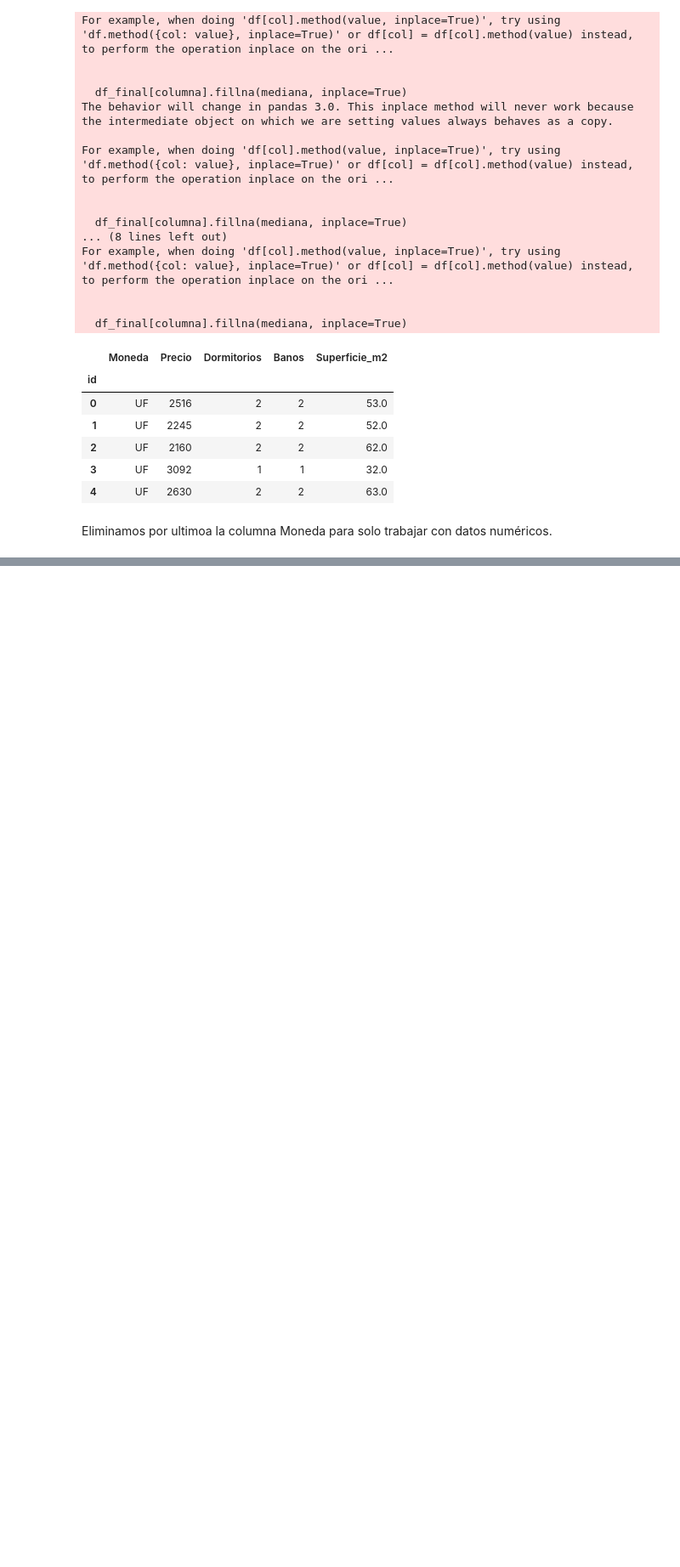
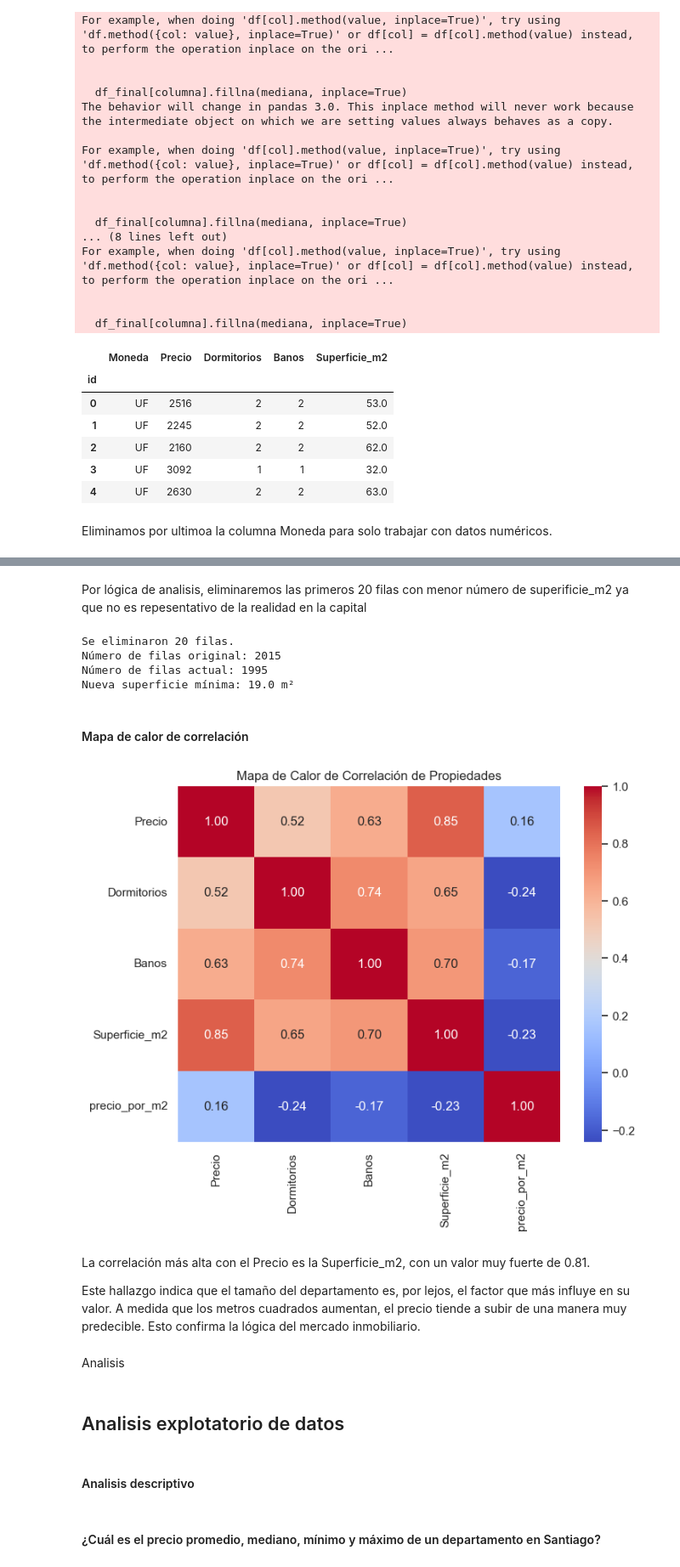
Before and after one commit to Ricardouchub/Web-Scraping-Mercadolibre-Inmuebles, a Jupyter notebook: Proyecto Mercadolibre Inmuebles.ipynb, the cells around one changed output, grey strips where cells are left out. Shown at 85% size. Saved outputs shown, nothing was run; the diff lists cells and outputs as text; code cells hidden in the pictures; blank space fills up the shorter version.

```diff
--- a/Proyecto Mercadolibre Inmuebles.ipynb
+++ b/Proyecto Mercadolibre Inmuebles.ipynb
@@ -416,0 +544,60 @@ df_final.head()
+# %% [markdown]
+Por lógica de analisis, eliminaremos las primeros 20 filas con menor número de superificie_m2 ya que no es repesentativo de la realidad en la capital
+# %%
+# Guardamos el número de filas antes de eliminar para verificar
+conteo_original = len(df_final)
+
+# 1. Identificamos los índices de las 20 propiedades más pequeñas
+indices_a_eliminar = df_final.sort_values(by='Superficie_m2', ascending=True).head(20).index
+
+# 2. Eliminamos esas filas del DataFrame usando sus índices
+df_final.drop(indices_a_eliminar, inplace=True)
+
+# 3. Imprimimos un resumen de la operación
+print(f"Se eliminaron {len(indices_a_eliminar)} filas.")
+print(f"Número de filas original: {conteo_original}")
+print(f"Número de filas actual: {len(df_final)}")
+
+# Verificamos la nueva superficie mínima
+print(f"Nueva superficie mínima: {df_final['Superficie_m2'].min()} m²")
+# %% [output]
+Se eliminaron 20 filas.
+Número de filas original: 2015
+Número de filas actual: 1995
+Nueva superficie mínima: 19.0 m²
+# %% [markdown]
+#### Mapa de calor de correlación
+# %%
+# Asegúrate de tener estas librerías importadas
+import matplotlib.pyplot as plt
+import seaborn as sns
+
+# 1. Calculamos la matriz de correlación del DataFrame
+corr_matrix = df_final.corr()
+
+# 2. Creamos la figura y los ejes para el gráfico
+plt.figure(figsize=(8, 6))
+
+# 3. Creamos el mapa de calor usando Seaborn
+# annot=True: Muestra los números de correlación en cada celda
+# cmap='coolwarm': Elige una paleta de colores intuitiva
+# fmt='.2f': Formatea los números a dos decimales
+sns.heatmap(corr_matrix, annot=True, cmap='coolwarm', fmt='.2f')
+
+# 4. Añadimos un título y mostramos el gráfico
+plt.title('Mapa de Calor de Correlación de Propiedades')
+plt.show()
+# %% [output]
+[figure, added]
+# %% [markdown]
+La correlación más alta con el Precio es la Superficie_m2, con un valor muy fuerte de 0.81.
+
+Este hallazgo indica que el tamaño del departamento es, por lejos, el factor que más influye en su valor. A medida que los metros cuadrados aumentan, el precio tiende a subir de una manera muy predecible. Esto confirma la lógica del mercado inmobiliario.
+# %% [markdown]
+Analisis
+# %% [markdown]
+## Analisis explotatorio de datos
+# %% [markdown]
+#### Analisis descriptivo
+# %% [markdown]
+#### ¿Cuál es el precio promedio, mediano, mínimo y máximo de un departamento en Santiago?
```
Also changed, not shown: parts of 42 cells of this notebook.
